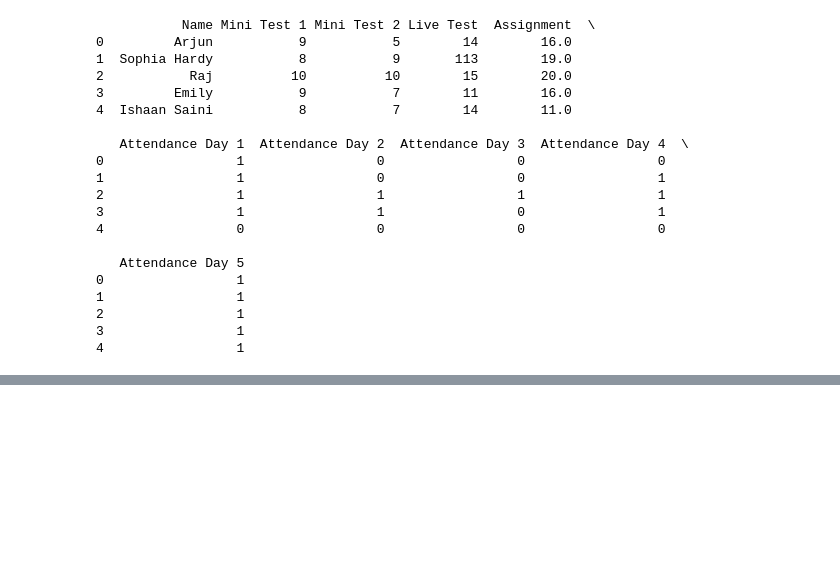
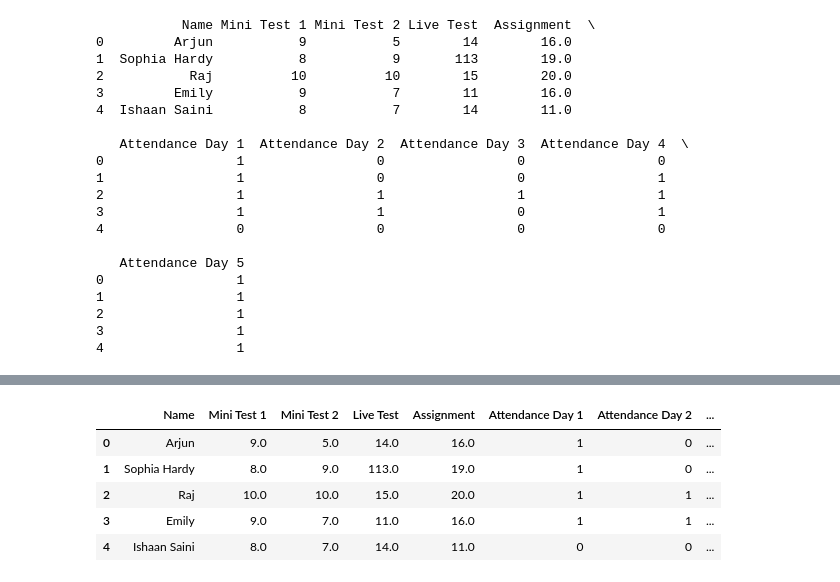
Before and after one commit to Piramu-Mahalingam/DS-Course-Assignment-1, a Jupyter notebook: Piramu_M_Mini_Project_Python_Libraries.ipynb, the cells around one changed output, grey strips where cells are left out. Cells and saved outputs as stored; diff of their text form; code cells hidden in the pictures; blank space fills up the shorter version.

```diff
--- a/Piramu_M_Mini_Project_Python_Libraries.ipynb
+++ b/Piramu_M_Mini_Project_Python_Libraries.ipynb
@@ -120,0 +138,11 @@ dtype: int64
+# %%
+mergedf[['Mini Test 1', 'Mini Test 2', 'Live Test', 'Assignment']] = mergedf[['Mini Test 1', 'Mini Test 2', 'Live Test', 'Assignment']].apply(pd.to_numeric, errors='coerce')
+mergedf['Total Marks'] = mergedf[['Mini Test 1', 'Mini Test 2', 'Live Test', 'Assignment']].sum(axis=1)
+mergedf.head()
+# %% [output]
+|  | Name | Mini Test 1 | Mini Test 2 | Live Test | Assignment | Attendance Day 1 | Attendance Day 2 | ... |
+| 0 | Arjun | 9.0 | 5.0 | 14.0 | 16.0 | 1 | 0 | ... |
+| 1 | Sophia Hardy | 8.0 | 9.0 | 113.0 | 19.0 | 1 | 0 | ... |
+| 2 | Raj | 10.0 | 10.0 | 15.0 | 20.0 | 1 | 1 | ... |
+| 3 | Emily | 9.0 | 7.0 | 11.0 | 16.0 | 1 | 1 | ... |
+| 4 | Ishaan Saini | 8.0 | 7.0 | 14.0 | 11.0 | 0 | 0 | ... |
```
Also changed, not shown: parts of 6 cells of this notebook.
